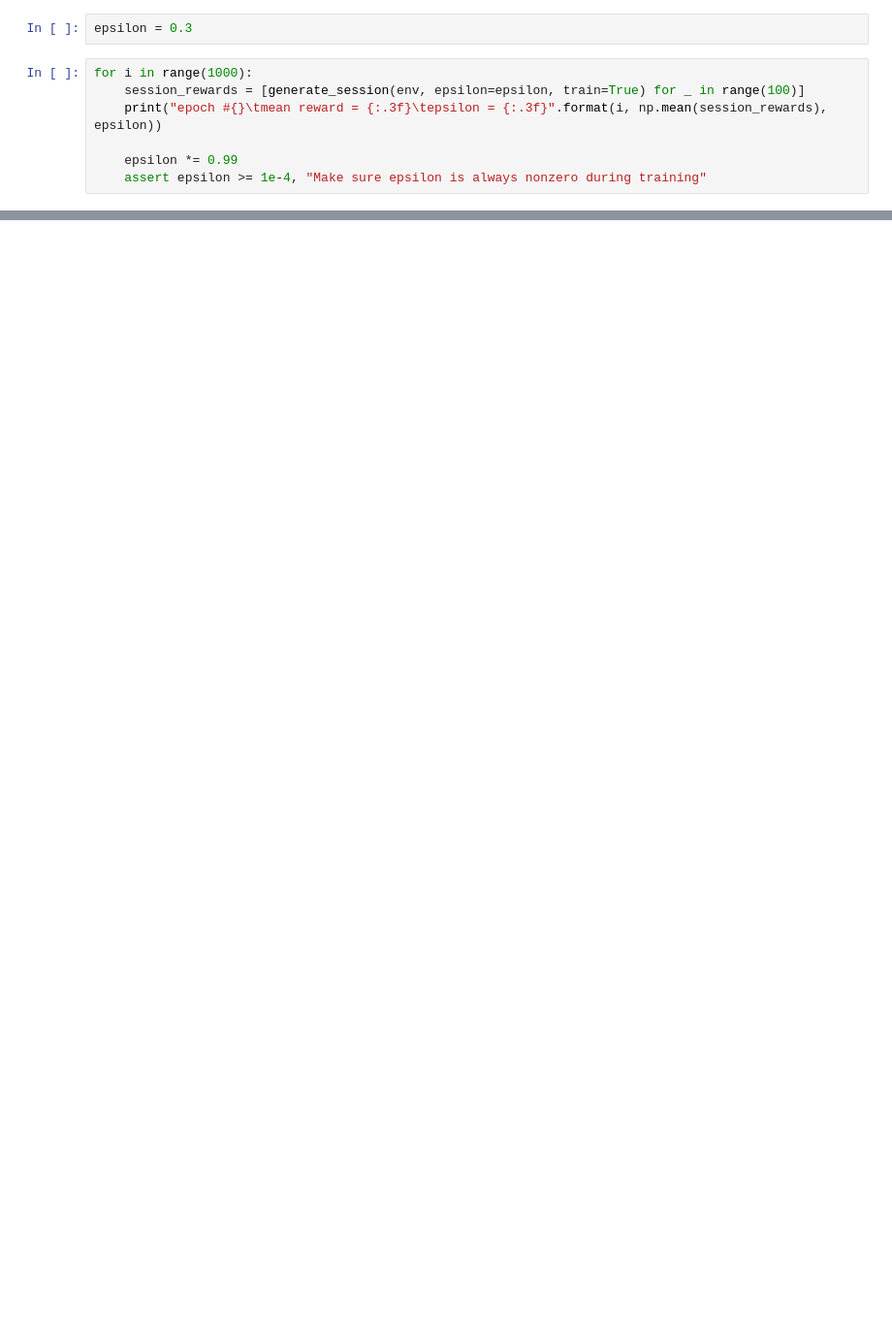
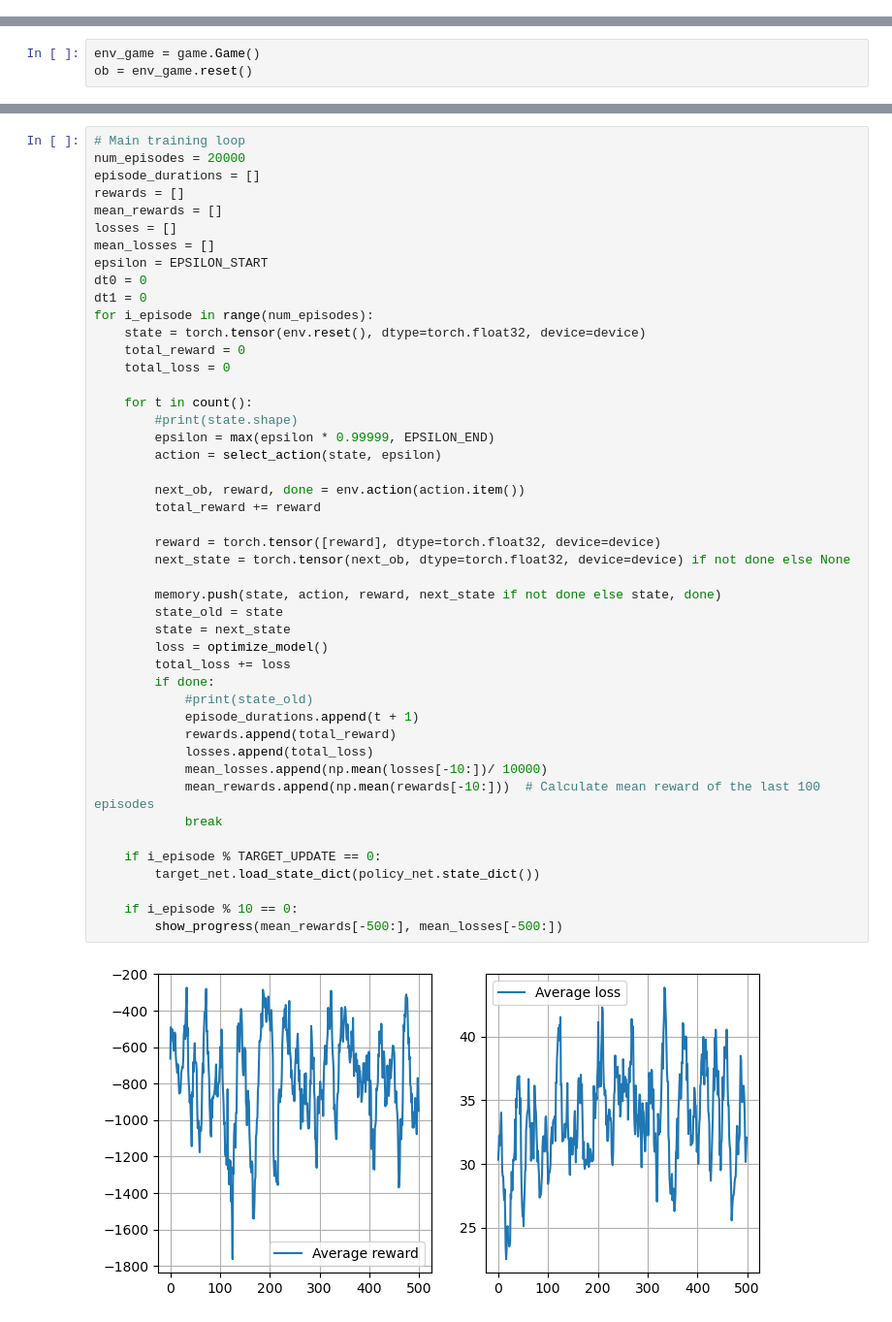
Before and after one commit to Sorrow321/RL_2048, a Jupyter notebook: rl.ipynb, the cells around one changed output, grey strips where cells are left out. Shown at 97% size. Cells and saved outputs as stored; diff of their text form; blank space fills up the shorter version.

```diff
--- a/rl.ipynb
+++ b/rl.ipynb
@@ -121,9 +0,0 @@ def generate_session(env, t_max=100000, epsilon=0, train=False):
-# %%
-epsilon = 0.3
-# %%
-for i in range(1000):
-    session_rewards = [generate_session(env, epsilon=epsilon, train=True) for _ in range(100)]
-    print("epoch #{}\tmean reward = {:.3f}\tepsilon = {:.3f}".format(i, np.mean(session_rewards), epsilon))
-
-    epsilon *= 0.99
-    assert epsilon >= 1e-4, "Make sure epsilon is always nonzero during training"
@@ -153,0 +23,3 @@ print(sys.executable)
+# %%
+env_game = game.Game()
+ob = env_game.reset()
@@ -153,0 +327,48 @@ print(sys.executable)
+# %%
+# Main training loop
+num_episodes = 20000
+episode_durations = []
+rewards = []
+mean_rewards = []
+losses = []
+mean_losses = []
+epsilon = EPSILON_START
+dt0 = 0
+dt1 = 0
+for i_episode in range(num_episodes):
+    state = torch.tensor(env.reset(), dtype=torch.float32, device=device)
+    total_reward = 0
+    total_loss = 0
+
+    for t in count():
+        #print(state.shape)
+        epsilon = max(epsilon * 0.99999, EPSILON_END)
+        action = select_action(state, epsilon)
+
+        next_ob, reward, done = env.action(action.item())
+        total_reward += reward
+
+        reward = torch.tensor([reward], dtype=torch.float32, device=device)
+        next_state = torch.tensor(next_ob, dtype=torch.float32, device=device) if not done else None
+
+        memory.push(state, action, reward, next_state if not done else state, done)
+        state_old = state
+        state = next_state
+        loss = optimize_model()
+        total_loss += loss
+        if done:
+            #print(state_old)
+            episode_durations.append(t + 1)
+            rewards.append(total_reward)
+            losses.append(total_loss)
+            mean_losses.append(np.mean(losses[-10:])/ 10000)
+            mean_rewards.append(np.mean(rewards[-10:]))  # Calculate mean reward of the last 100 episodes
+            break
+
+    if i_episode % TARGET_UPDATE == 0:
+        target_net.load_state_dict(policy_net.state_dict())
+
+    if i_episode % 10 == 0:
+        show_progress(mean_rewards[-500:], mean_losses[-500:])
+# %% [output]
+[figure, added]
```
Also changed, not shown: parts of 47 cells of this notebook, 2 other files.
